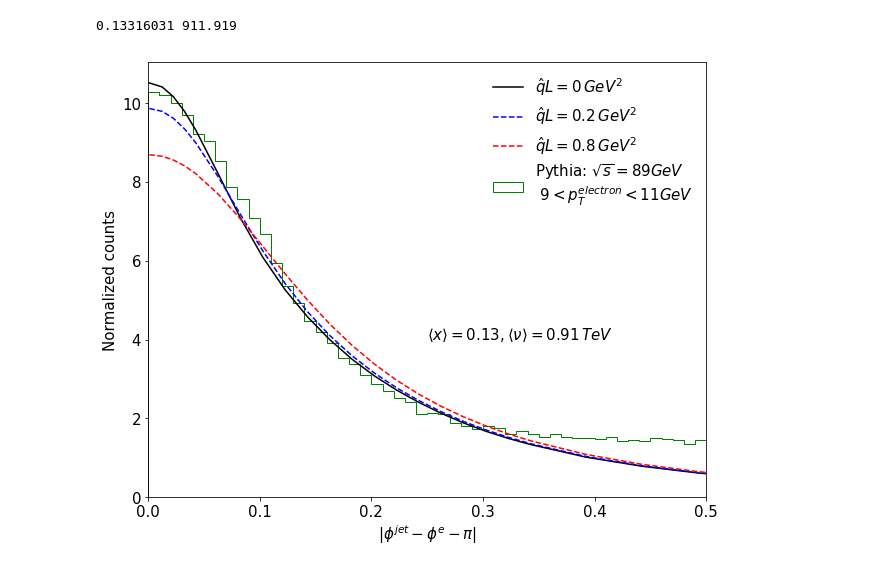
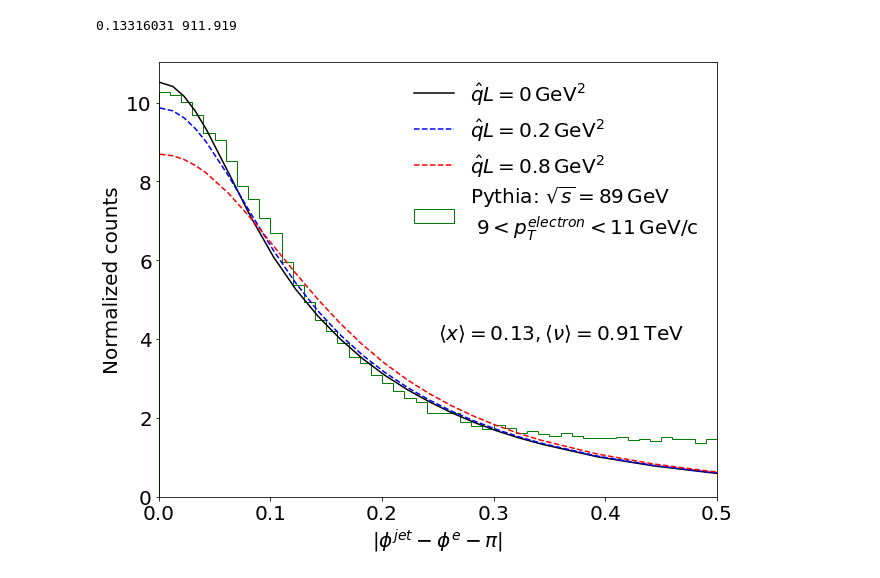
Before and after one commit to y-song/notebooks, a Jupyter notebook: dphi_theory.ipynb, the cells around one changed output. Cells and saved outputs as stored; diff of their text form; code cells hidden in the pictures.

```diff
--- a/dphi_theory.ipynb
+++ b/dphi_theory.ipynb
@@ -28,3 +59,10 @@ ql8 = np.array([8.6893, 8.6506, 8.5557, 8.4079, 8.2108, 7.6938, 7.0601, 6.3686,
+# %%
+def integrate(binwidth, yarray, low, high):
+    s = 0
+    interval = (int)((high - low)/binwidth)
+    for i in range(0, interval):
+        s = s + binwidth * yarray[i]
+    return s
 # %%
 files = ["$HOME/EIC/output/1123.root"]
 a = getData(files)
@@ -46,19 +84,20 @@ print np.mean(d['x']), np.mean(d['nu'])
 # %%
 fig = plt.figure(figsize = (10,8))
 hist = plt.hist(d['delta_phi_photon_abs'], range=(0,0.5), bins=50)
 plt.cla()
 weights = [np.trapz(ql0,dphi)/integrate(0.01, hist[0], 0, 0.5)] * len(d['delta_phi_photon_abs'])
-plt.hist(d['delta_phi_photon_abs'], range=(0,0.5), bins=50, histtype='step', color='green', label='Pythia: $\sqrt{s}=89GeV$ \n $9 < p_T^{electron} < 11 GeV$', weights=weights)
-plt.plot(dphi, ql0, color='black', label='$\hat{q}L=0 \, GeV^2$')
-plt.plot(dphi, ql2, 'b--', label='$\hat{q}L=0.2 \, GeV^2$')
-plt.plot(dphi, ql8, 'r--', label='$\hat{q}L=0.8 \, GeV^2$')
+plt.hist(d['delta_phi_photon_abs'], range=(0,0.5), bins=50, histtype='step', color='green', \
+         label='Pythia: $\sqrt{s}=89 \, \mathrm{GeV}$ \n $9 < p_T^{electron} < 11 \, \mathrm{GeV/c}$', weights=weights)
+plt.plot(dphi, ql0, color='black', label='$\hat{q}L=0 \, \mathrm{GeV^2}$')
+plt.plot(dphi, ql2, 'b--', label='$\hat{q}L=0.2 \, \mathrm{GeV^2}$')
+plt.plot(dphi, ql8, 'r--', label='$\hat{q}L=0.8 \, \mathrm{GeV^2}$')
 plt.xlim(left=0, right=0.5)
-plt.xlabel('$|\phi^{jet} - \phi^e - \pi|$', fontsize=15)
-plt.ylabel('Normalized counts', fontsize=15)
-plt.xticks(fontsize=15)
-plt.yticks(fontsize=15)
-plt.text(0.25,4,r'$\langle x \rangle = 0.13, \langle \nu \rangle = 0.91 \, TeV$', fontsize = 15)
-plt.legend(prop={'size': 15}, frameon=False, loc='best')
-plt.savefig('images/fig4.pdf', bbox_inches='tight')
+plt.xlabel('$|\phi^{jet} - \phi^e - \pi|$', fontsize=20)
+plt.ylabel('Normalized counts', fontsize=20)
+plt.xticks(fontsize=20)
+plt.yticks(fontsize=20)
+plt.text(0.25,4,r'$\langle x \rangle = 0.13, \langle \nu \rangle = 0.91 \, \mathrm{TeV}$', fontsize = 20)
+plt.legend(prop={'size': 20}, frameon=False, loc='best')
+plt.savefig('images/dphi.pdf', bbox_inches='tight')
 # %% [output]
-[figure, old version]
+[figure, new version]
```
Also changed, not shown: parts of 2 cells of this notebook.
